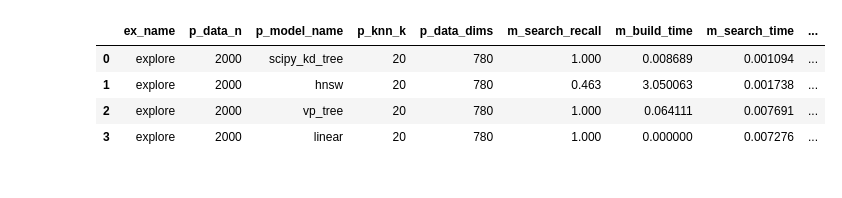
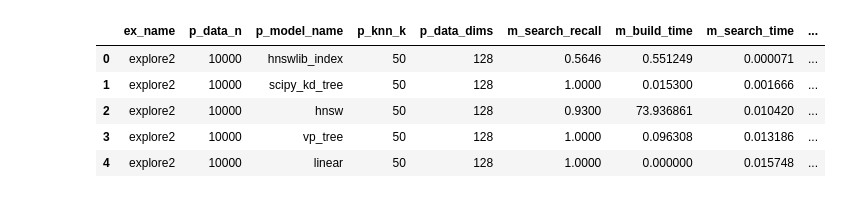
Before and after one commit to tadeohepperle/vecnn, a Jupyter notebook: vecnnpy/scripts/eval_models.ipynb, the cells around one changed output. Drawn from its saved outputs; the diff is of its cells as text; code cells hidden in the pictures.

Commit message:
start profiling and benching

```diff
--- a/vecnnpy/scripts/eval_models.ipynb
+++ b/vecnnpy/scripts/eval_models.ipynb
@@ -0,0 +11,14 @@
+# %%
+d = 128  # vector size
+M = 32
+
+data_np = np.random.random((1000,d)).astype("float32")
+
+index = faiss.IndexHNSWFlat(d, M)
+index.hnsw.efConstruction = 20
+index.hnsw.efSearch = 20
+index.add(data_np)
+
+print(index.hnsw)
+
+index.search(data_np[:1000], k=1)
@@ -82,15 +127,16 @@ def mlflow_log_model(model_name: str, data_n: str, data_dims: str, knn_k: str, b
         for key, value in kwargs.items():
             mlflow.log_param(key, value)
 # %%
-experiment_name = "explore"
+experiment_name = "explore2"
 mlflow_fresh_experiment(experiment_name)
 
-ns = [2000]
-dims = [780]
+ns = [10000]
+dims = [128]
 n_queries = 100
-knn_ks = [20]
+knn_ks = [50]
 
 for n in ns:
+    ids = np.arange(n)
     for dim in dims:
         data_np = np.random.random((n,dim)).astype("float32")
         data = vecnn.Dataset(data_np)
@@ -101,12 +147,19 @@ for n in ns:
         vp_tree_build_time =  time.time() - start
 
         start = time.time()
-        hnsw = vecnn.Hnsw(data, params=vecnn.HnswParams(0.7, 20, 8, 8))
+        hnsw = vecnn.Hnsw(data, params=vecnn.HnswParams(0.7, 200, 16, 16))
         hnsw_build_time =  time.time() - start
 
         start = time.time()
         scipy_kd_tree = cKDTree(data_np)
         scipy_kd_tree_build_time =  time.time() - start
+
+        start = time.time()
+        hnswlib_idx = hnswlib.Index(space = 'l2', dim = dim)
+        hnswlib_idx.init_index(max_elements = n, ef_construction = 200, M = 16)
+        hnswlib_idx.add_items(data_np, ids)
+        hnswlib_idx.set_ef(50)
+        hnswlib_idx_build_time = time.time() - start
 
         for k in knn_ks:
             truth_indices = np.zeros((n_queries,k)).astype("uint64")
@@ -180,7 +233,7 @@ for n in ns:
             recall = 0
             for i in range(n_queries):
                 start = time.time()
-                _, indices = scipy_kd_tree.query(queries[i,:], k=k, workers=8)
+                _, indices = scipy_kd_tree.query(queries[i,:], k=k)
                 search_time += time.time() - start
                 recall += 1.0 # vecnn.knn_recall(truth_indices[i,:], indices)
             search_time /= n_queries
@@ -194,7 +247,26 @@ for n in ns:
                              search_time=search_time,
                              search_ndc = None,
                              search_recall=recall)
+            # hnswlib index:
+            search_time = 0
+            recall = 0
+            for i in range(n_queries):
+                start = time.time()
+                indices, _ = hnswlib_idx.knn_query(queries[i,:], k=k)
+                search_time += time.time() - start
+                recall += vecnn.knn_recall(truth_indices[i,:], indices[0,:])
+            search_time /= n_queries
+            recall /= n_queries
+            mlflow_log_model(model_name = "hnswlib_index",
+                             data_n = n,
+                             data_dims = dim,
+                             knn_k = k,
+                             build_time = hnswlib_idx_build_time,
+                             build_ndc = None,
+                             search_time=search_time,
+                             search_ndc = None,
+                             search_recall=recall)
 
-df = mlflow_experiment_stripped("explore")
+df = mlflow_experiment_stripped(experiment_name)
 df
 # %% [output]
@@ -202,5 +274,6 @@ df
 |  | ex_name | p_data_n | p_model_name | p_knn_k | p_data_dims | m_search_recall | m_build_time | m_search_time | ... |
-| 0 | explore | 2000 | scipy_kd_tree | 20 | 780 | 1.000 | 0.008689 | 0.001094 | ... |
-| 1 | explore | 2000 | hnsw | 20 | 780 | 0.463 | 3.050063 | 0.001738 | ... |
-| 2 | explore | 2000 | vp_tree | 20 | 780 | 1.000 | 0.064111 | 0.007691 | ... |
-| 3 | explore | 2000 | linear | 20 | 780 | 1.000 | 0.000000 | 0.007276 | ... |
+| 0 | explore2 | 10000 | hnswlib_index | 50 | 128 | 0.5646 | 0.551249 | 0.000071 | ... |
+| 1 | explore2 | 10000 | scipy_kd_tree | 50 | 128 | 1.0000 | 0.015300 | 0.001666 | ... |
+| 2 | explore2 | 10000 | hnsw | 50 | 128 | 0.9300 | 73.936861 | 0.010420 | ... |
+| 3 | explore2 | 10000 | vp_tree | 50 | 128 | 1.0000 | 0.096308 | 0.013186 | ... |
+| 4 | explore2 | 10000 | linear | 50 | 128 | 1.0000 | 0.000000 | 0.015748 | ... |
```
Also changed, not shown: parts of 7 cells of this notebook, 8 other files.
